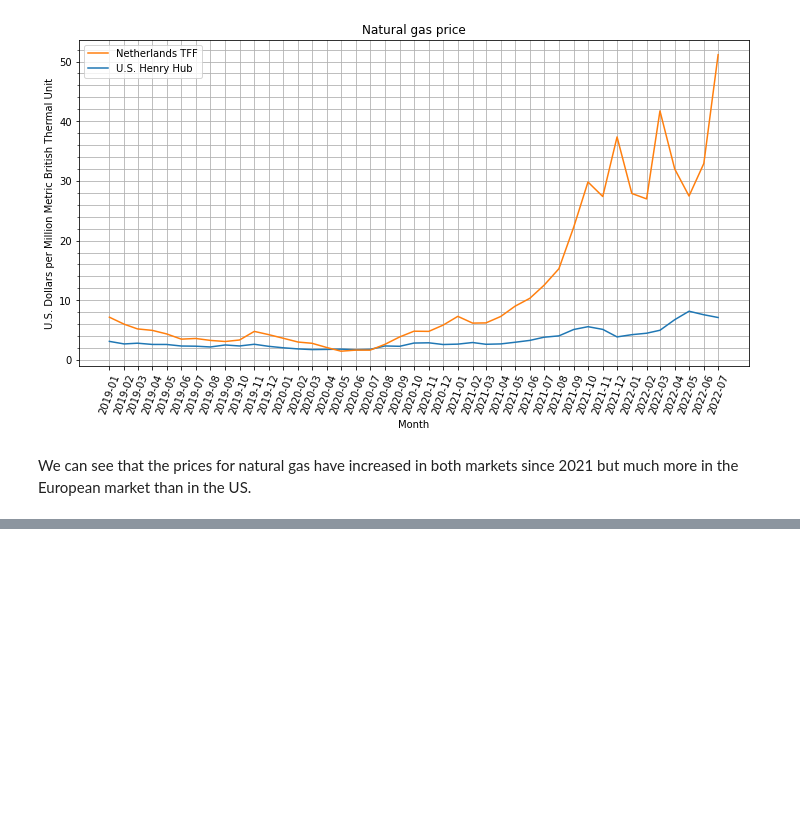
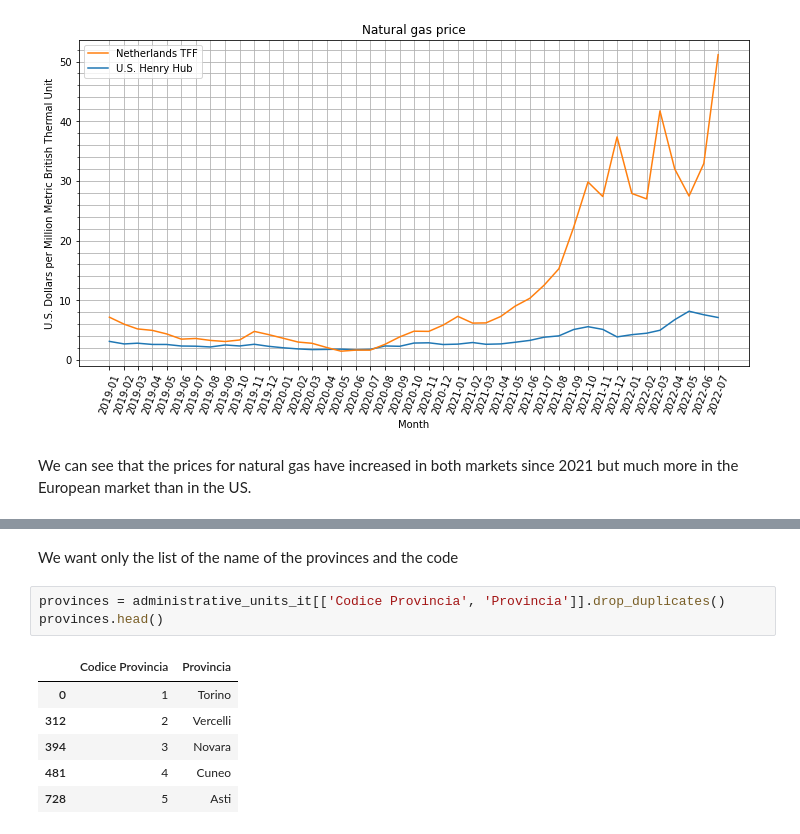
Before and after one commit to luigiselmi/datascience, a Jupyter notebook: python/intro_to_pandas.ipynb, the cells around one changed output, grey strips where cells are left out. Cells and saved outputs as stored; diff of their text form; blank space fills up the shorter version.

```diff
--- a/python/intro_to_pandas.ipynb
+++ b/python/intro_to_pandas.ipynb
@@ -272,0 +286,12 @@ We can see that the prices for natural gas have increased in both markets since
+# %% [markdown]
+We want only the list of the name of the provinces and the code
+# %%
+provinces = administrative_units_it[['Codice Provincia', 'Provincia']].drop_duplicates()
+provinces.head()
+# %% [output]
+|  | Codice Provincia | Provincia |
+| 0 | 1 | Torino |
+| 312 | 2 | Vercelli |
+| 394 | 3 | Novara |
+| 481 | 4 | Cuneo |
+| 728 | 5 | Asti |
```
Also changed, not shown: parts of 9 cells of this notebook.
